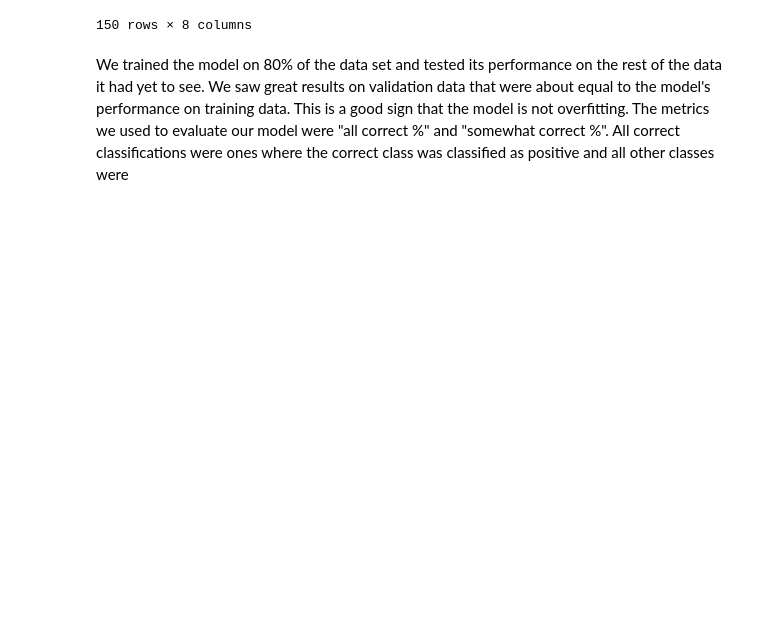
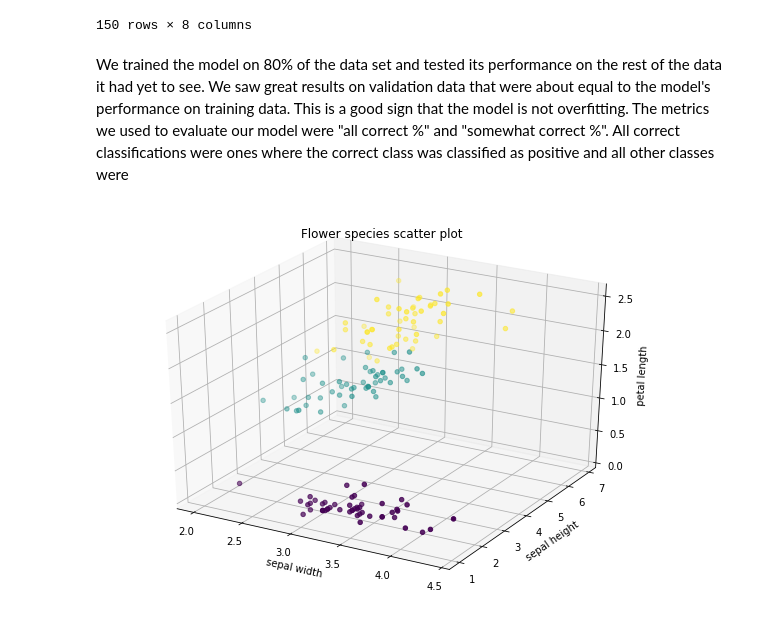
Before and after one commit to natekimball/algo-econ-final-project, a Jupyter notebook: thresholds.ipynb, the cells around one changed output. Saved outputs shown, nothing was run; the diff lists cells and outputs as text; code cells hidden in the pictures; blank space fills up the shorter version.

Commit message:
3d scatter plot

```diff
--- a/thresholds.ipynb
+++ b/thresholds.ipynb
@@ -119,3 +128,27 @@ data
 150 rows × 8 columns
 # %% [markdown]
 We trained the model on 80% of the data set and tested its performance on the rest of the data it had yet to see. We saw great results on validation data that were about equal to the model's performance on training data. This is a good sign that the model is not overfitting. The metrics we used to evaluate our model were "all correct %" and "somewhat correct %". All correct classifications were ones where the correct class was classified as positive and all other classes were
+# %%
+from mpl_toolkits import mplot3d
+import numpy as np
+import matplotlib.pyplot as plt
+
+plt.rcParams["figure.figsize"] = (10,7)
+fig = plt.figure()
+
+ax = plt.axes(projection ='3d')
+
+x = [x[0] for x in X]
+y = [x[1] for x in X]
+z = [x[2] for x in X]
+c = [y.index(1) for y in Y]
+ax.scatter(x, y, z, c = c)
+
+ax.set_xlabel('sepal width')
+ax.set_ylabel('sepal height')
+ax.set_zlabel('petal length')
+
+ax.set_title('Flower species scatter plot')
+plt.show()
+# %% [output]
+[figure, added]
```
Also changed, not shown: parts of 2 cells of this notebook.
